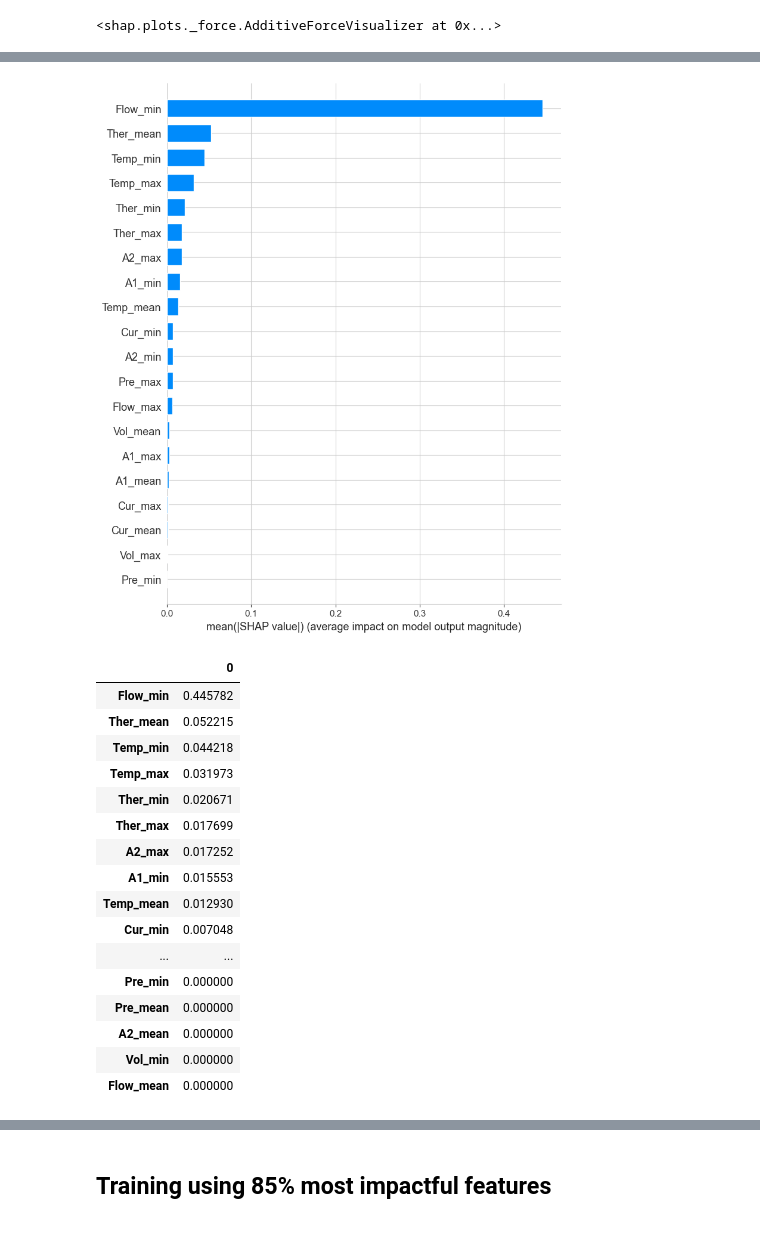
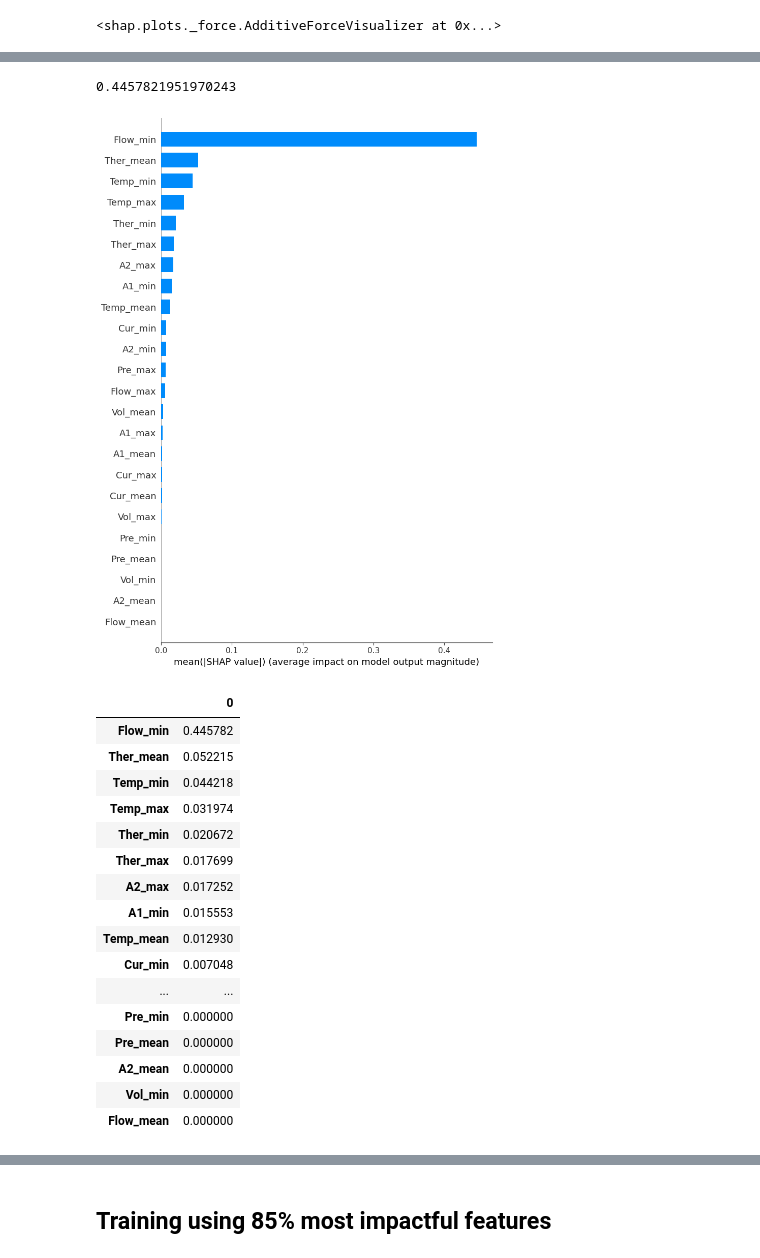
Before and after one commit to goreliks/MLOps_RUNI_MSc, a Jupyter notebook: notebooks/LightGBM_pipeline_experiments.ipynb, the cells around one changed output, grey strips where cells are left out. Cells and saved outputs as stored; diff of their text form; code cells hidden in the pictures.

```diff
--- a/notebooks/LightGBM_pipeline_experiments.ipynb
+++ b/notebooks/LightGBM_pipeline_experiments.ipynb
@@ -125,7 +131,7 @@ random.seed(0)
 os.environ["PYTHONHASHSEED"] = "0"
 
 #LightGBM train predict function
-def lgb_train_predict(x_train, y_train, x_valid, y_valid, x_test, y_test, test_flag=False, beta=0.5):
+def lgb_train_predict(x_train, y_train, x_valid, y_valid, x_test, y_test, test_flag=False, beta=1):
 
     #fine-tunned hyper paramters as found in baseline
     lgb_params = {
@@ -156,10 +162,17 @@ def lgb_train_predict(x_train, y_train, x_valid, y_valid, x_test, y_test, test_f
 
     return test_acc, test_f1score, test_cm, test_pred, model_lgb, test_f_beta_score
 # %%
-test_acc,test_f1score,test_cm,test_pred,model_lgb, test_f_beta_score=lgb_train_predict(train_x,train_y,valid_x,valid_y,test_x,test_y,beta=0.5)
+test_acc,test_f1score,test_cm,test_pred,model_lgb, test_f_beta_score=lgb_train_predict(train_x,train_y,valid_x,valid_y,test_x,test_y,beta=2)
+
+tn, fp, fn, tp = test_cm.ravel()
+
+recall = tp / (tp + fn)
+precision = tp / (tp + fp)
 
 print("**************************************")
-print(f'TEST ACCURACY: {test_acc:.4f}')
+print(f'TEST ACCURACY: {test_acc:.3f}')
+print(f'TEST PRECISION: {precision:.3f}')
+print(f'TEST RECALL: {recall:.3f}')
 print(f'TEST F1 SCORE: {test_f1score:.4f}')
 print(f'TEST FBETA SCORE: {test_f_beta_score:.4f}')
 print('TEST CONFUSION MATRIX:')
@@ -202,7 +235,11 @@ shap.force_plot(explainer.expected_value[1], shap_values[1][100, :], train_x.ilo
+# %%
+np.abs(pd.DataFrame(shap_values[1], columns=train_x.columns)['Flow_min']).mean()
+# %% [output]
+0.4457821951970243
 # %%
-shap.summary_plot(shap_values[1], test_x, plot_type="bar")
+shap.summary_plot(shap_values[1], test_x, plot_type="bar", max_display=25)
 # %% [output]
-[figure, old version]
+[figure, new version]
 # %%
 pd.DataFrame(np.abs(shap_values[1]).mean(axis=0), index=train_x.columns).sort_values(by=0, ascending=False)
 # %% [output]
@@ -210,8 +247,8 @@ pd.DataFrame(np.abs(shap_values[1]).mean(axis=0), index=train_x.columns).sort_va
 | Flow_min | 0.445782 |
 | Ther_mean | 0.052215 |
 | Temp_min | 0.044218 |
-| Temp_max | 0.031973 |
-| Ther_min | 0.020671 |
+| Temp_max | 0.031974 |
+| Ther_min | 0.020672 |
 | Ther_max | 0.017699 |
 | A2_max | 0.017252 |
 | A1_min | 0.015553 |
```
Also changed, not shown: parts of 59 cells of this notebook, 10 other files.
